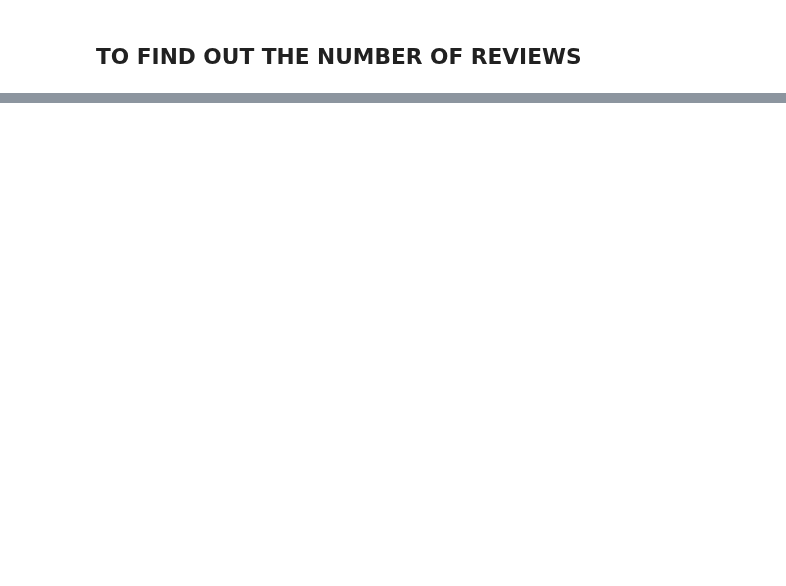
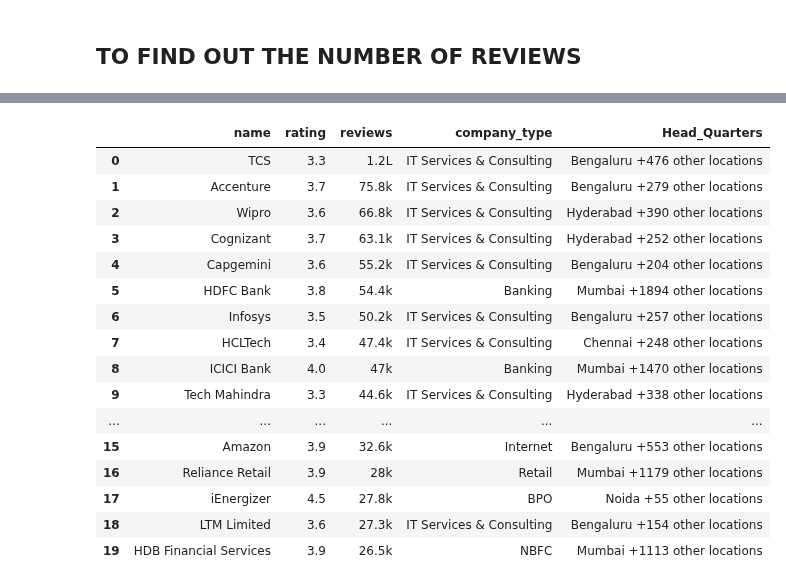
Before and after one commit to narayankartikeya/100-Days-of-ML-by-CampusX, a Jupyter notebook: Day 18/day18.ipynb, the cells around one changed output, grey strips where cells are left out. Cells and saved outputs as stored; diff of their text form; code cells hidden in the pictures; blank space fills up the shorter version.

```diff
--- a/Day 18/day18.ipynb
+++ b/Day 18/day18.ipynb
@@ -114,3 +146,86 @@ df=pd.DataFrame({'name':name,
+# %%
+# (find_all returns a list - use when many features use same tag)
+
+name = []
+rating = []
+reviews = []
+ctype = []
+hq = []
+how_old = []
+no_of_employee = []
+
+for i in company:
+    # 1. Company Name
+    name_tag = i.find('h2', class_='companyCardWrapper__companyName')
+    name.append(name_tag.text.strip() if name_tag else None)
+
+    # 2. Rating
+    # Try the span first, if it fails, fallback to the main rating wrapper div
+    rating_tag = i.find('span', class_='companyCardWrapper__companyRatingValue')
+    if not rating_tag:
+        rating_tag = i.find('div', class_='companyCardWrapper__companyRating')
+    rating.append(rating_tag.text.strip() if rating_tag else None)
+
+    # 3. Reviews (This was working for you!)
+    review_tag = i.find('span', class_='companyCardWrapper__ActionCount')
+    reviews.append(review_tag.text.strip() if review_tag else None)
+
+    # 4. Info Entities (Type, HQ, Age, Employees are now grouped together!)
+    interlinking_tag = i.find('span', class_='companyCardWrapper__interLinking')
+
+    if interlinking_tag:
+        # Get the string and split it into a list wherever there is a '|'
+        raw_string = interlinking_tag.text.strip()
+        info_list = [item.strip() for item in raw_string.split('|')]
+
+        # Assign pieces based on how many exist (some companies miss data)
+        ctype.append(info_list[0] if len(info_list) > 0 else None)
+        hq.append(info_list[1] if len(info_list) > 1 else None)
+        how_old.append(info_list[2] if len(info_list) > 2 else None)
+        no_of_employee.append(info_list[3] if len(info_list) > 3 else None)
+    else:
+        # If the tag is missing entirely, append None to keep the dataframe balanced
+        ctype.append(None)
+        hq.append(None)
+        how_old.append(None)
+        no_of_employee.append(None)
+
+# Create the DataFrame
+df = pd.DataFrame({
+    'name': name,
+    'rating': rating,
+    'reviews': reviews,
+    'company_type': ctype,
+    'Head_Quarters': hq,
+    'Company_Age': how_old, # data removed from website
+    'No_of_Employee': no_of_employee, # data removed from website
+})
+
+# 1. Set the last two columns explicitly to NaN
+df['Company_Age'] = np.nan
+df['No_of_Employee'] = np.nan
+# 2. Drop columns (axis=1) where ALL values are NaN
+df = df.dropna(axis=1, how='all')
+
+df
+# %% [output]
+|  | name | rating | reviews | company_type | Head_Quarters |
+| 0 | TCS | 3.3 | 1.2L | IT Services & Consulting | Bengaluru +476 other locations |
+| 1 | Accenture | 3.7 | 75.8k | IT Services & Consulting | Bengaluru +279 other locations |
+| 2 | Wipro | 3.6 | 66.8k | IT Services & Consulting | Hyderabad +390 other locations |
+| 3 | Cognizant | 3.7 | 63.1k | IT Services & Consulting | Hyderabad +252 other locations |
+| 4 | Capgemini | 3.6 | 55.2k | IT Services & Consulting | Bengaluru +204 other locations |
+| 5 | HDFC Bank | 3.8 | 54.4k | Banking | Mumbai +1894 other locations |
+| 6 | Infosys | 3.5 | 50.2k | IT Services & Consulting | Bengaluru +257 other locations |
+| 7 | HCLTech | 3.4 | 47.4k | IT Services & Consulting | Chennai +248 other locations |
+| 8 | ICICI Bank | 4.0 | 47k | Banking | Mumbai +1470 other locations |
+| 9 | Tech Mahindra | 3.3 | 44.6k | IT Services & Consulting | Hyderabad +338 other locations |
+| ... | ... | ... | ... | ... | ... |
+| 15 | Amazon | 3.9 | 32.6k | Internet | Bengaluru +553 other locations |
+| 16 | Reliance Retail | 3.9 | 28k | Retail | Mumbai +1179 other locations |
+| 17 | iEnergizer | 4.5 | 27.8k | BPO | Noida +55 other locations |
+| 18 | LTM Limited | 3.6 | 27.3k | IT Services & Consulting | Bengaluru +154 other locations |
+| 19 | HDB Financial Services | 3.9 | 26.5k | NBFC | Mumbai +1113 other locations |
 # %%
 name
 # %% [output]
```
Also changed, not shown: parts of 35 cells of this notebook.
